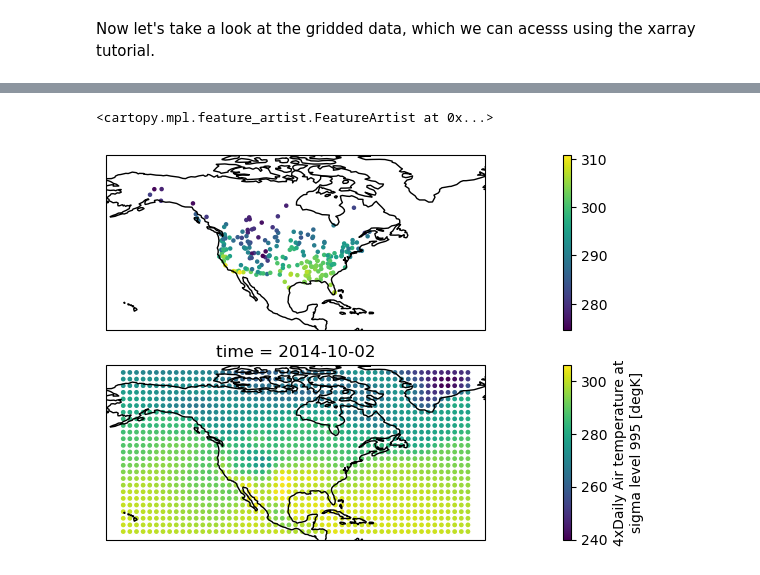
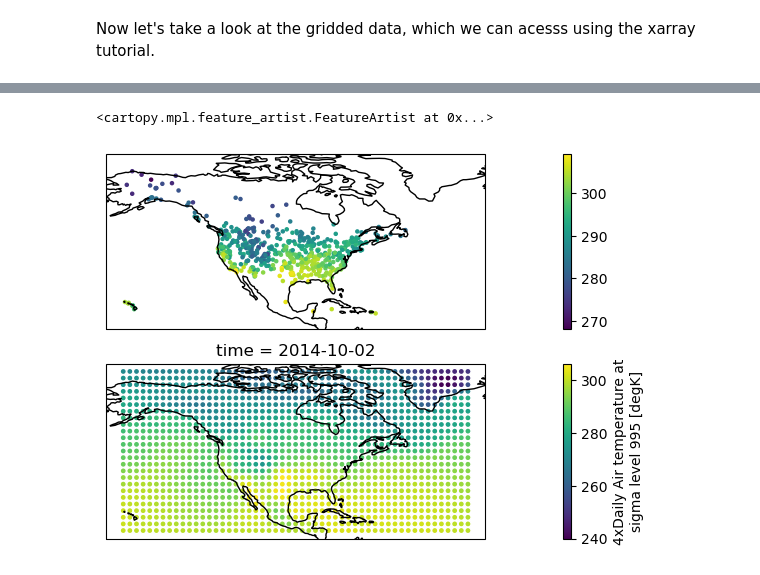
Before and after one commit to tom-andersson/deepsensor_gallery, a Jupyter notebook: demonstrators/temperature_downscaling.ipynb, the cells around one changed output, grey strips where cells are left out. Saved outputs shown, nothing was run; the diff lists cells and outputs as text; code cells hidden in the pictures.

```diff
--- a/demonstrators/temperature_downscaling.ipynb
+++ b/demonstrators/temperature_downscaling.ipynb
@@ -90,14 +74,15 @@ We are no going to select a subset of these stations to model, since there are a
 For now we are just going to look at the variable TMAX, which is the maximum temperature recorded over the day, and only in 2013-2014
 # %%
 stn_md_usa_shuffled = stn_md_usa.sample(frac=1, random_state=43)  # Use random_state for reproducibility
-# n_train_stations = 30
-n_stations = 2000
+
+n_stations = 5000
 all_stations_md = stn_md_usa_shuffled[:n_stations]
 
 date_range = ( "2013-01-01",  "2014-12-31")
 all_raw_station_data= ghcnd.get_data(all_stations_md, include_flags=False, element_types=["TMAX"], date_range=date_range)
 
 # change to degrees to K
+all_raw_station_data = all_raw_station_data.rename({"date": "time"}, axis=1)
 all_raw_station_data["value"] += 273.15
 all_raw_station_data
 # %% [output]
@@ -175,16 +201,16 @@ ds_gridded = ds_raw.resample(time="D").max()
 # %%
 date = pd.to_datetime("2014-10-02")
 
 
 fig, ax = plt.subplots(2, 1, subplot_kw=dict(projection=crs), figsize=(20, 5), sharex=True, sharey=True)
 # # xr.plot.scatter(station_xr.isel(date=-1) + 273, y="lat", x="lon", hue="value")
-im1 = ax[0].scatter(all_raw_station_data.lon[all_raw_station_data.date == date],
-                    all_raw_station_data.lat[all_raw_station_data.date == date], s=5, c=all_raw_station_data.value[all_raw_station_data.date == date])
+im1 = ax[0].scatter(all_raw_station_data.lon[all_raw_station_data.time == date],
+                    all_raw_station_data.lat[all_raw_station_data.time == date], s=5, c=all_raw_station_data.value[all_raw_station_data.time == date])
 ax[0].coastlines()
 plt.colorbar(im1, ax=ax[0])
 
 xr.plot.scatter(ds_raw.sel(time=date), y="lat", x="lon", hue="air", ax=ax[1], s=20)
 ax[1].coastlines()
 # %% [output]
 <cartopy.mpl.feature_artist.FeatureArtist at 0x...>
-[figure, old version]
+[figure, new version]
```
Also changed, not shown: parts of 25 cells of this notebook, 1 other file.
